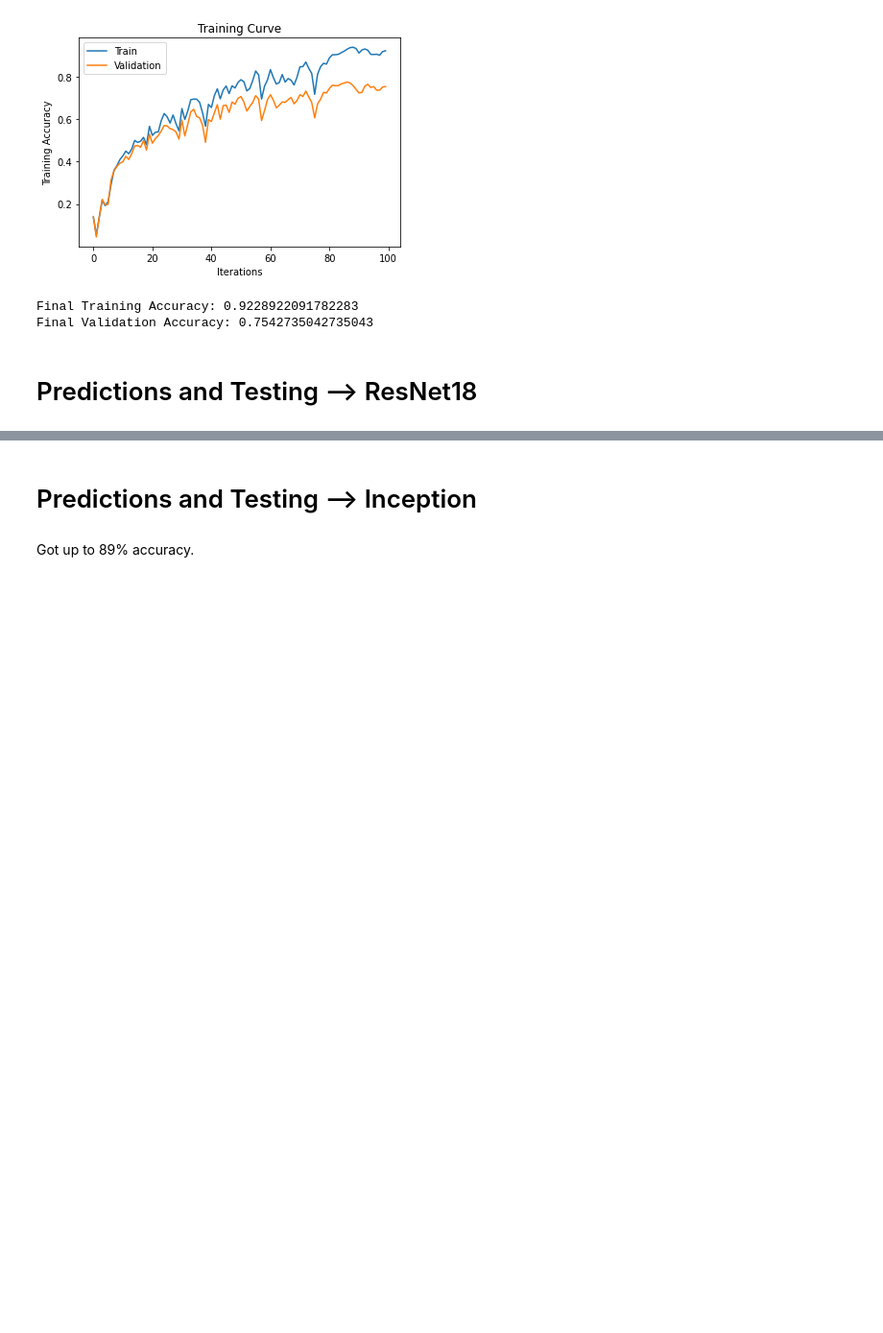
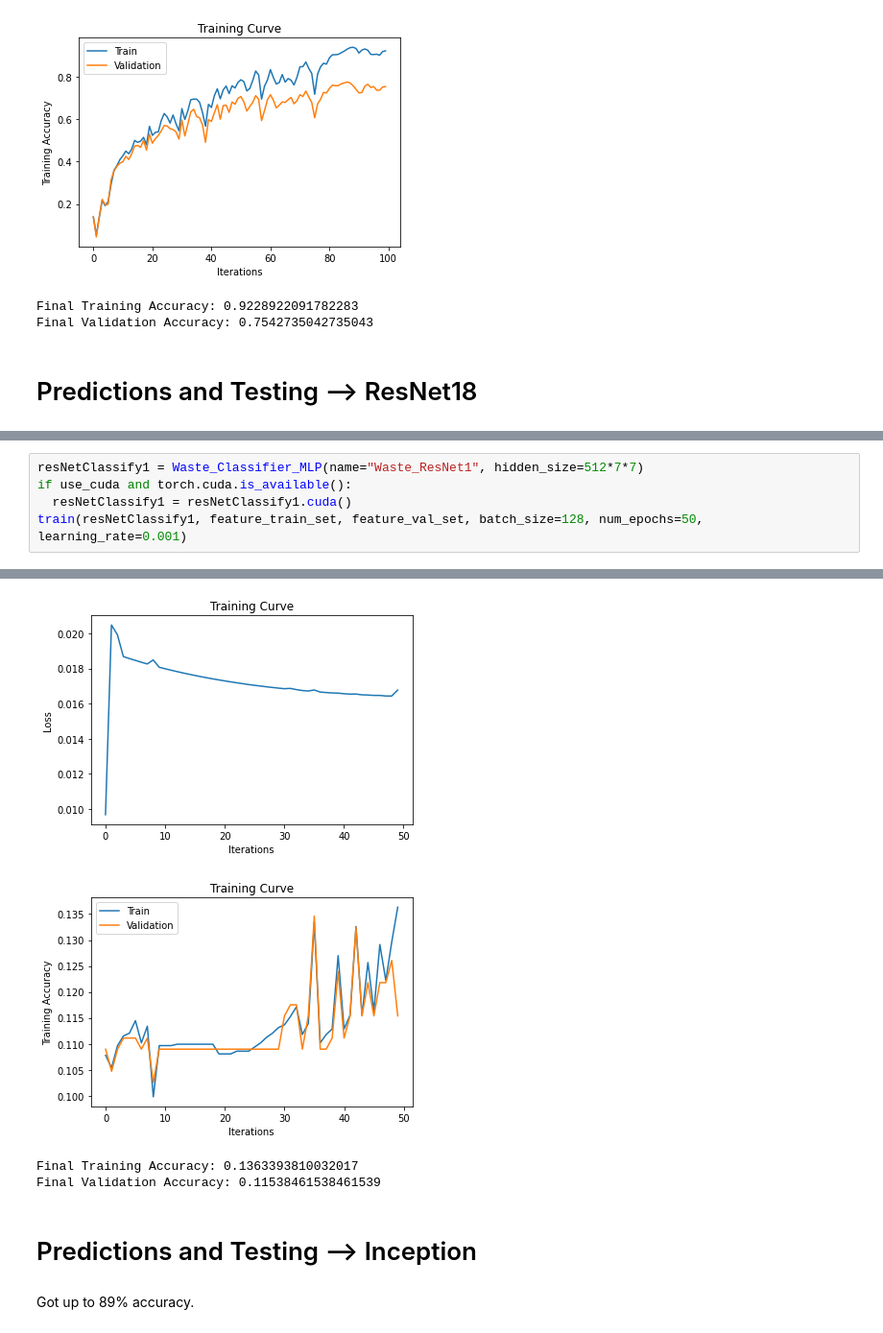
Before and after one commit to rozariot/Waste-Classification-Project, a Jupyter notebook: WasteClassificationProject.ipynb, the cells around one changed output, grey strips where cells are left out. Shown at 96% size. Saved outputs shown, nothing was run; the diff lists cells and outputs as text; blank space fills up the shorter version.

```diff
--- a/WasteClassificationProject.ipynb
+++ b/WasteClassificationProject.ipynb
@@ -439,0 +456,6 @@ KeyboardInterrupt: ignored
+# %%
+resNetClassify1 = Waste_Classifier_MLP(name="Waste_ResNet1", hidden_size=512*7*7)
+if use_cuda and torch.cuda.is_available():
+  resNetClassify1 = resNetClassify1.cuda()
+train(resNetClassify1, feature_train_set, feature_val_set, batch_size=128, num_epochs=50, learning_rate=0.001)
+# %% [output]
@@ -440,3 +479,7 @@ KeyboardInterrupt: ignored
+[figure, added]
+[figure, added]
+Final Training Accuracy: 0.1363393810032017
+Final Validation Accuracy: 0.11538461538461539
 # %% [markdown]
 # Predictions and Testing --> Inception
 # %% [markdown]
```
Also changed, not shown: parts of 6 cells of this notebook.
